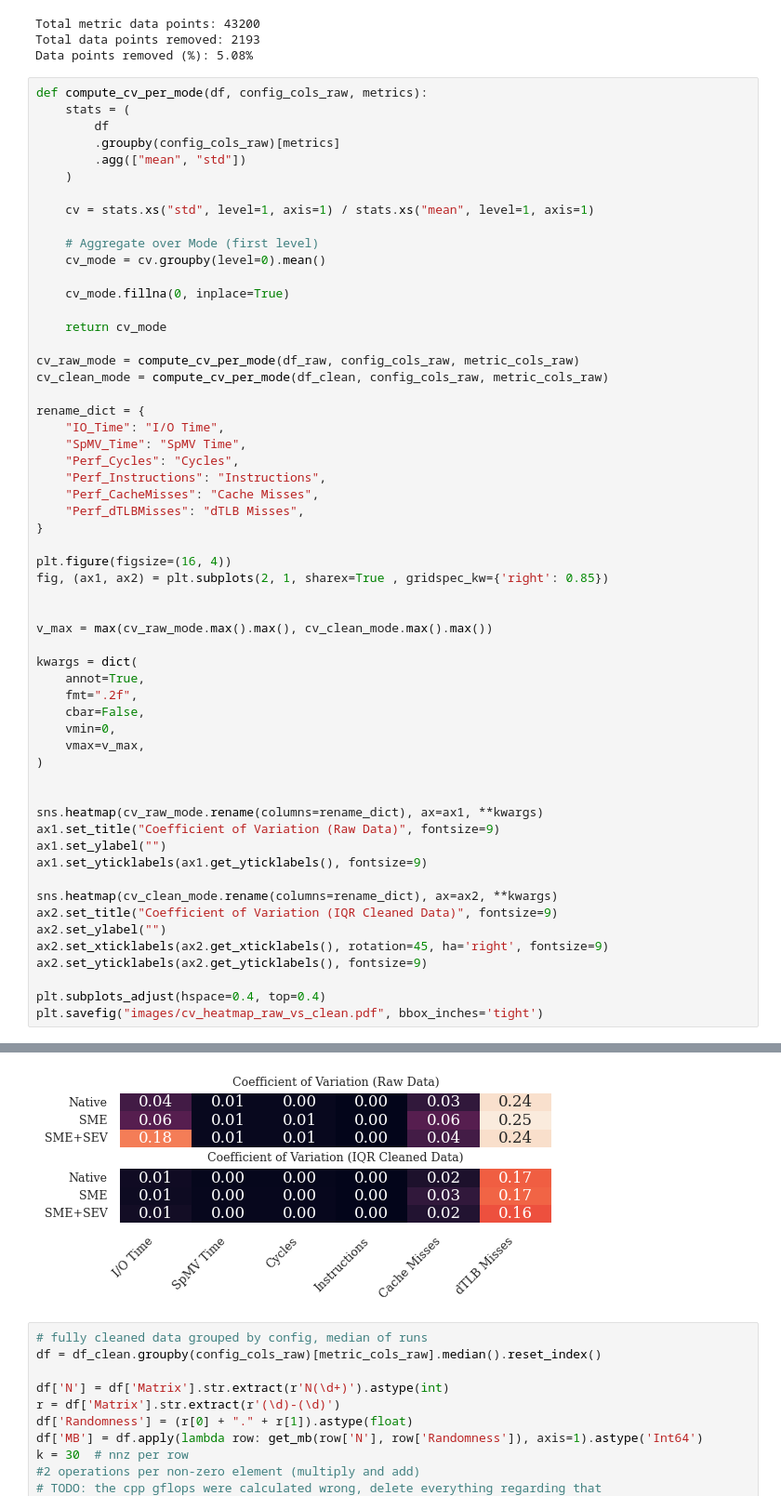
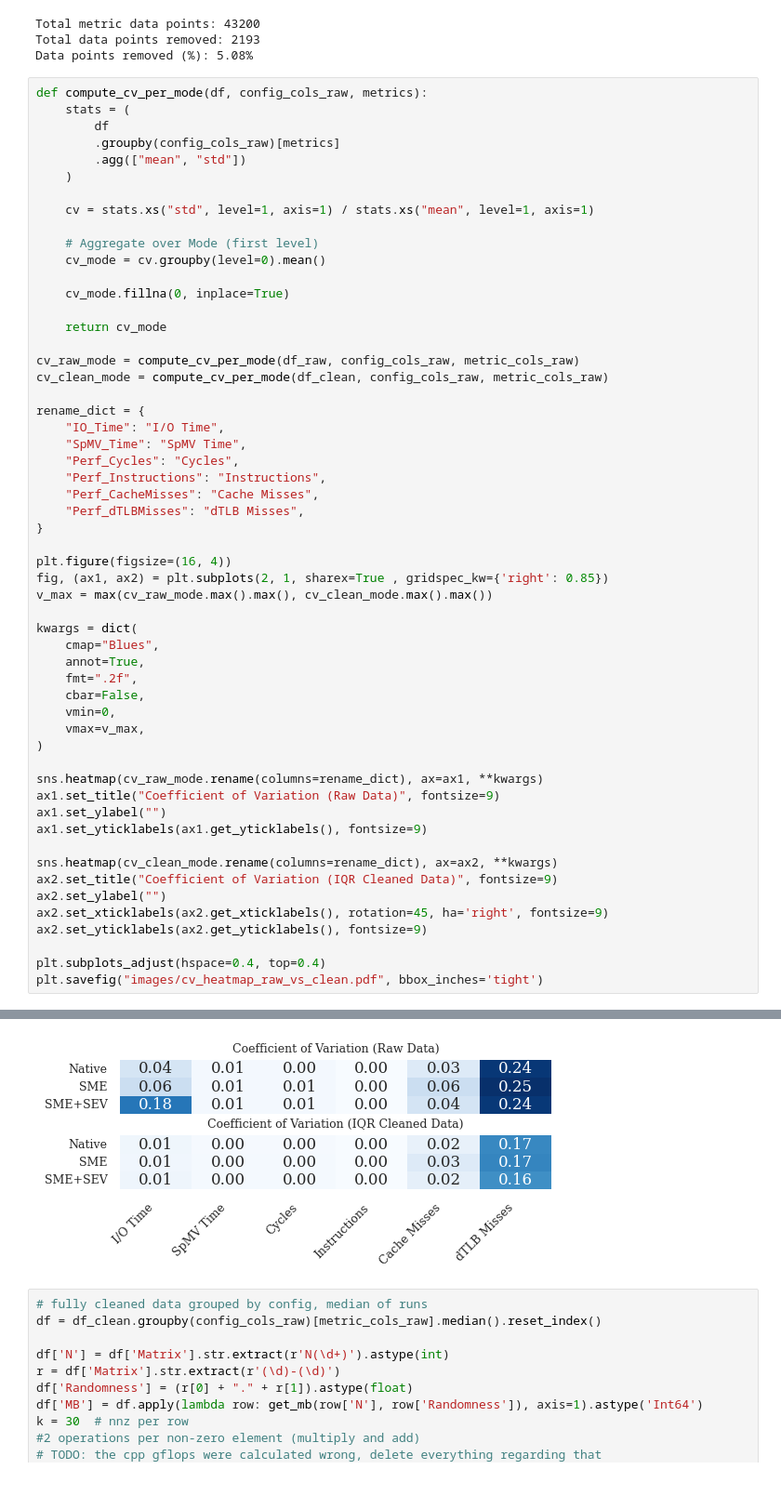
Before and after one commit to engelsm/MA-bench-framework, a Jupyter notebook: benchmark/spmv/analysis.ipynb, the cells around one changed output, grey strips where cells are left out. Shown at 93% size. Drawn from its saved outputs; the diff is of its cells as text.

```diff
--- a/benchmark/spmv/analysis.ipynb
+++ b/benchmark/spmv/analysis.ipynb
@@ -455,37 +456,35 @@ rename_dict = {
     "Perf_dTLBMisses": "dTLB Misses",
 }
 
 plt.figure(figsize=(16, 4))
 fig, (ax1, ax2) = plt.subplots(2, 1, sharex=True , gridspec_kw={'right': 0.85})
-
-
 v_max = max(cv_raw_mode.max().max(), cv_clean_mode.max().max())
 
 kwargs = dict(
+    cmap="Blues",
     annot=True,
     fmt=".2f",
     cbar=False,
     vmin=0,
     vmax=v_max,
 )
-
 
 sns.heatmap(cv_raw_mode.rename(columns=rename_dict), ax=ax1, **kwargs)
 ax1.set_title("Coefficient of Variation (Raw Data)", fontsize=9)
 ax1.set_ylabel("")
 ax1.set_yticklabels(ax1.get_yticklabels(), fontsize=9)
 
 sns.heatmap(cv_clean_mode.rename(columns=rename_dict), ax=ax2, **kwargs)
 ax2.set_title("Coefficient of Variation (IQR Cleaned Data)", fontsize=9)
 ax2.set_ylabel("")
 ax2.set_xticklabels(ax2.get_xticklabels(), rotation=45, ha='right', fontsize=9)
 ax2.set_yticklabels(ax2.get_yticklabels(), fontsize=9)
 
 plt.subplots_adjust(hspace=0.4, top=0.4)
 plt.savefig("images/cv_heatmap_raw_vs_clean.pdf", bbox_inches='tight')
 # %% [output]
 <Figure size 1600x400 with 0 Axes>
-[figure, old version]
+[figure, new version]
 # %%
 # fully cleaned data grouped by config, median of runs
 df = df_clean.groupby(config_cols_raw)[metric_cols_raw].median().reset_index()
```
Also changed, not shown: parts of 16 cells of this notebook, 1 other file.
